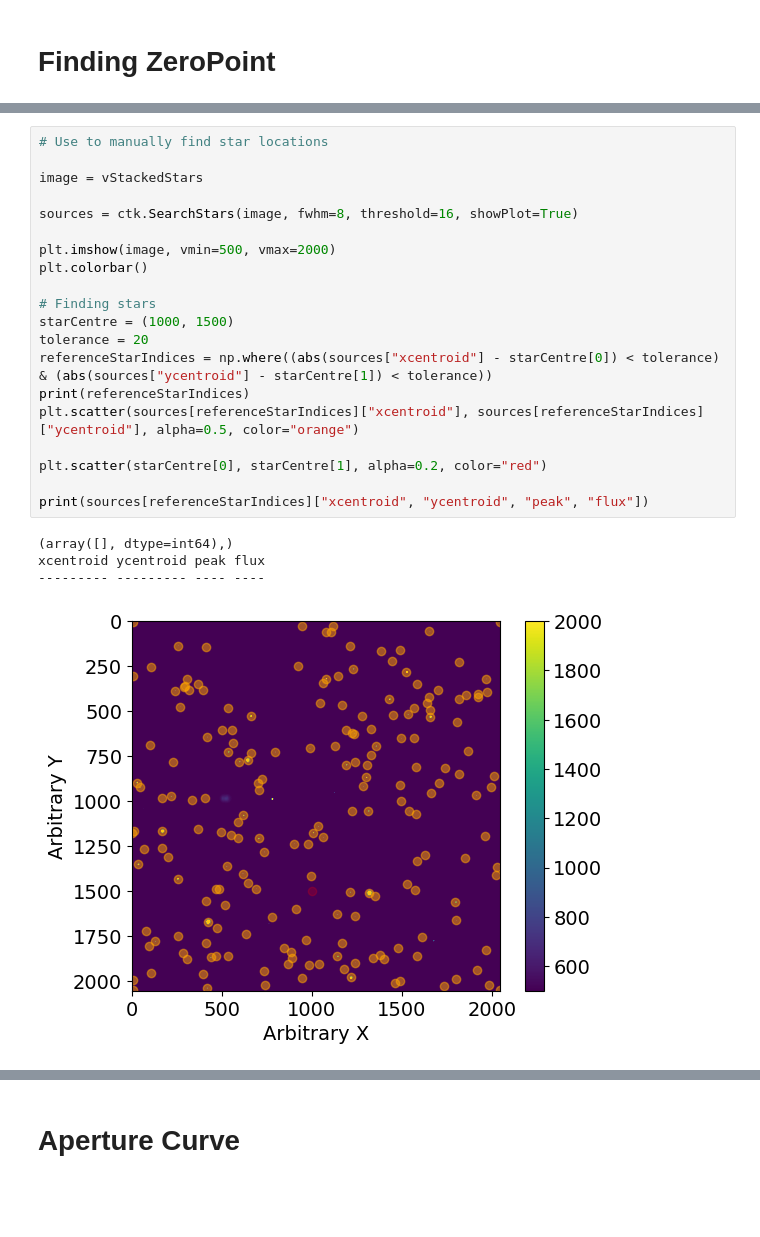
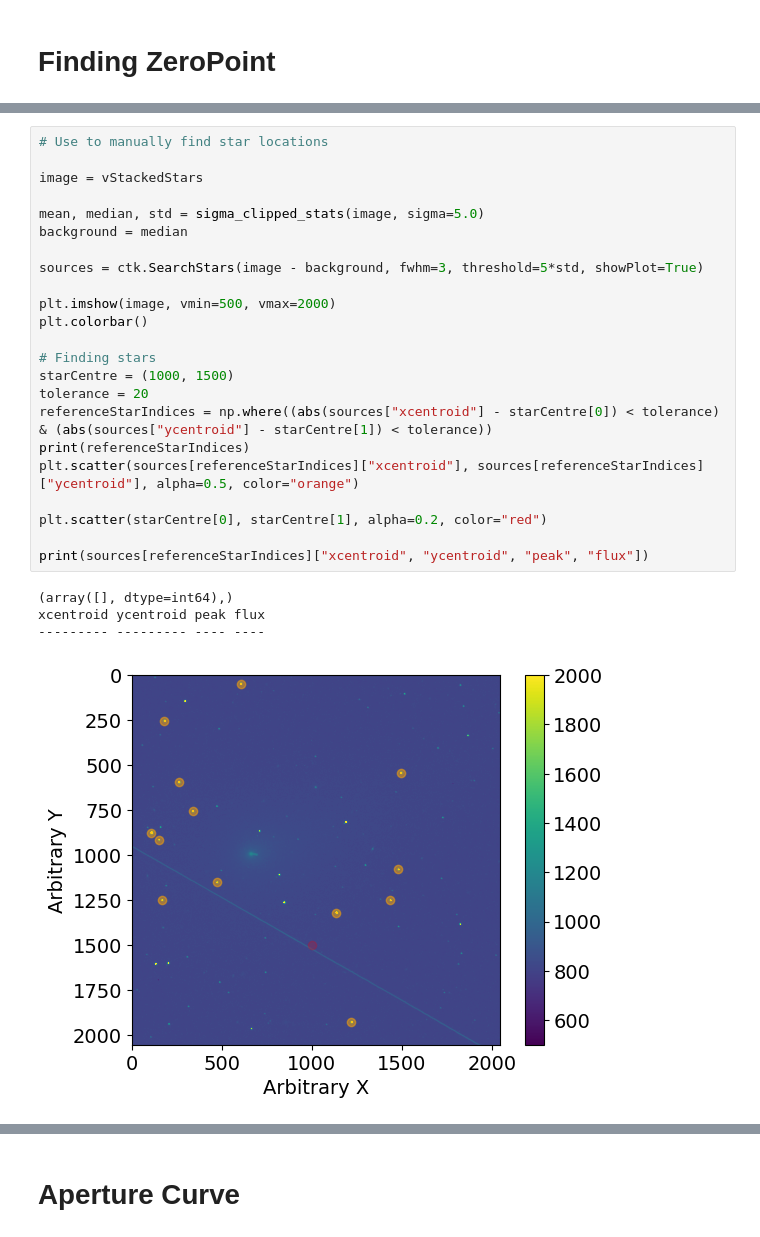
Before and after one commit to daraghhollman/Comet62P-Tsuchinshan, a Jupyter notebook: Scripts/aperturePhotometry.ipynb, the cells around one changed output, grey strips where cells are left out. Drawn from its saved outputs; the diff is of its cells as text; blank space fills up the shorter version.

Commit message:
Fixed background treatment, caused more issues oops

```diff
--- a/Scripts/aperturePhotometry.ipynb
+++ b/Scripts/aperturePhotometry.ipynb
@@ -39,28 +41,31 @@ bStackedStars = ctk.StackImages(bReducedDataPaths, preserveAvgCounts=False)
 # %%
 # Use to manually find star locations
 
 image = vStackedStars
 
-sources = ctk.SearchStars(image, fwhm=8, threshold=16, showPlot=True)
+mean, median, std = sigma_clipped_stats(image, sigma=5.0)
+background = median
+
+sources = ctk.SearchStars(image - background, fwhm=3, threshold=5*std, showPlot=True)
 
 plt.imshow(image, vmin=500, vmax=2000)
 plt.colorbar()
 
 # Finding stars
 starCentre = (1000, 1500)
 tolerance = 20
 referenceStarIndices = np.where((abs(sources["xcentroid"] - starCentre[0]) < tolerance) & (abs(sources["ycentroid"] - starCentre[1]) < tolerance))
 print(referenceStarIndices)
 plt.scatter(sources[referenceStarIndices]["xcentroid"], sources[referenceStarIndices]["ycentroid"], alpha=0.5, color="orange")
 
 plt.scatter(starCentre[0], starCentre[1], alpha=0.2, color="red")
 
 print(sources[referenceStarIndices]["xcentroid", "ycentroid", "peak", "flux"])
 # %% [output]
 (array([], dtype=int64),)
 xcentroid ycentroid peak flux
 --------- --------- ---- ----
-[figure, old version]
+[figure, new version]
 # %%
 # Calibration from APASS9
 catalogDay12 = {
```
Also changed, not shown: parts of 18 cells of this notebook, 3 other files.
